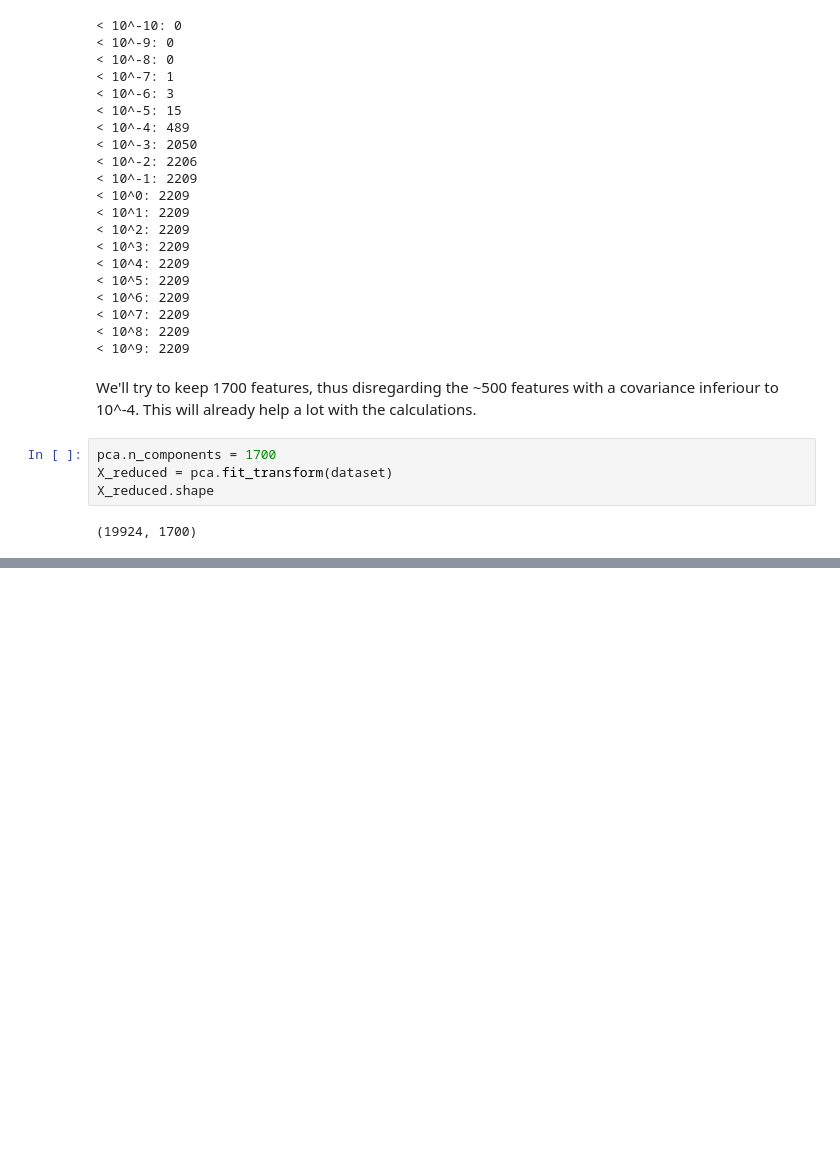
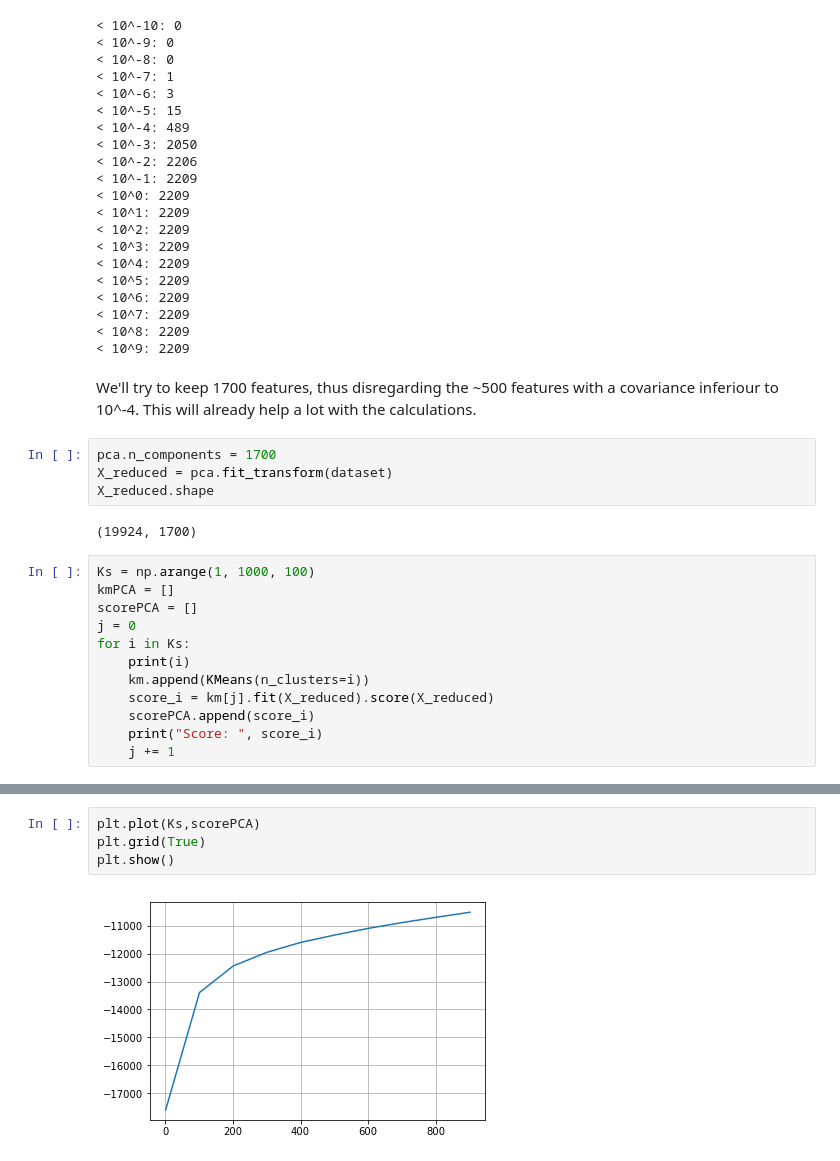
Before and after one commit to Akiravictor/MC886, a Jupyter notebook: T3/t3.ipynb, the cells around one changed output, grey strips where cells are left out. Saved outputs shown, nothing was run; the diff lists cells and outputs as text; blank space fills up the shorter version.

```diff
--- a/T3/t3.ipynb
+++ b/T3/t3.ipynb
@@ -197,3 +197,15 @@ X_reduced = pca.fit_transform(dataset)
 X_reduced.shape
 # %% [output]
 (19924, 1700)
+# %%
+Ks = np.arange(1, 1000, 100)
+kmPCA = []
+scorePCA = []
+j = 0
+for i in Ks:
+    print(i)
+    km.append(KMeans(n_clusters=i))
+    score_i = km[j].fit(X_reduced).score(X_reduced)
+    scorePCA.append(score_i)
+    print("Score: ", score_i)
+    j += 1
@@ -199,0 +233,6 @@ X_reduced.shape
+# %%
+plt.plot(Ks,scorePCA)
+plt.grid(True)
+plt.show()
+# %% [output]
+[figure, added]
```
Also changed, not shown: parts of 4 cells of this notebook.
